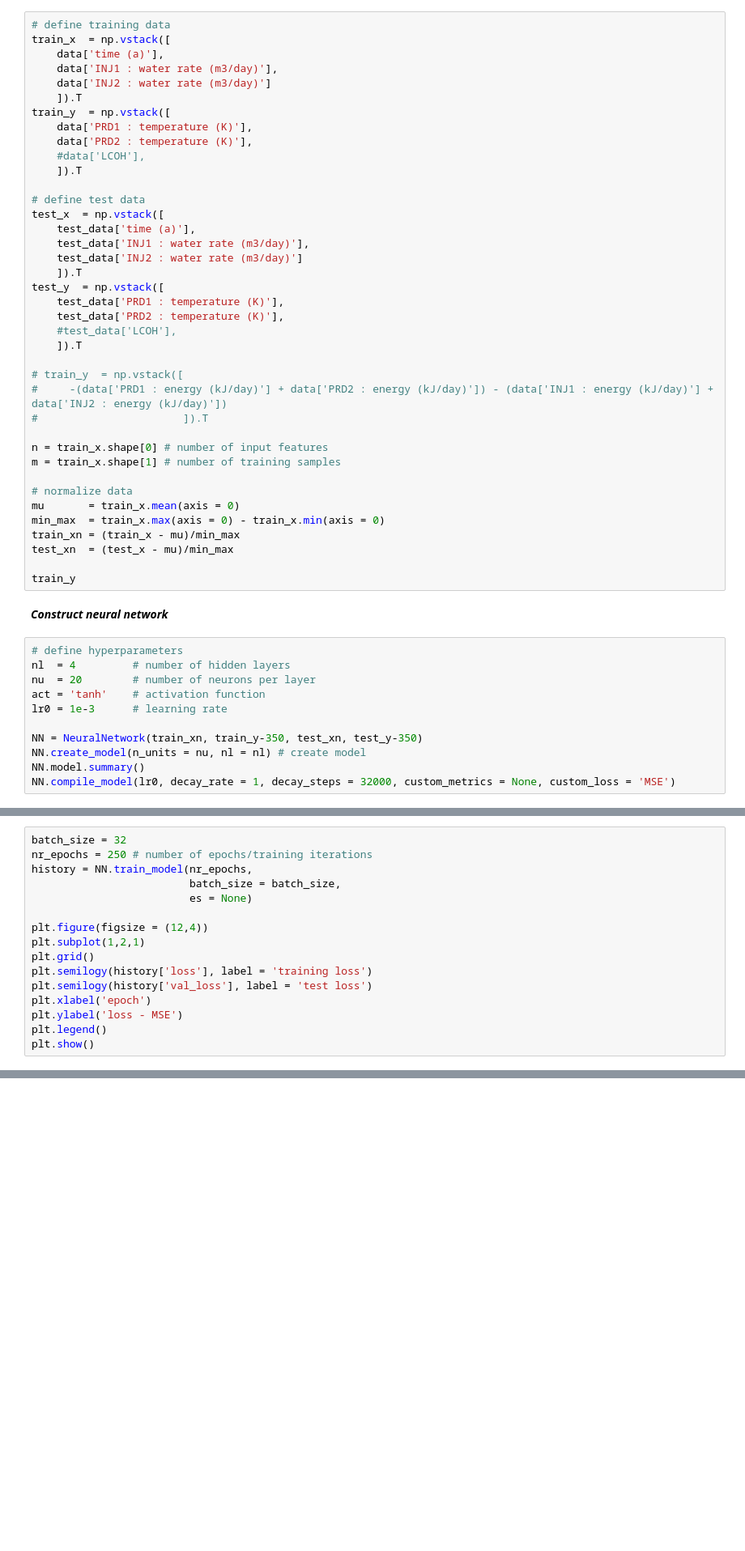
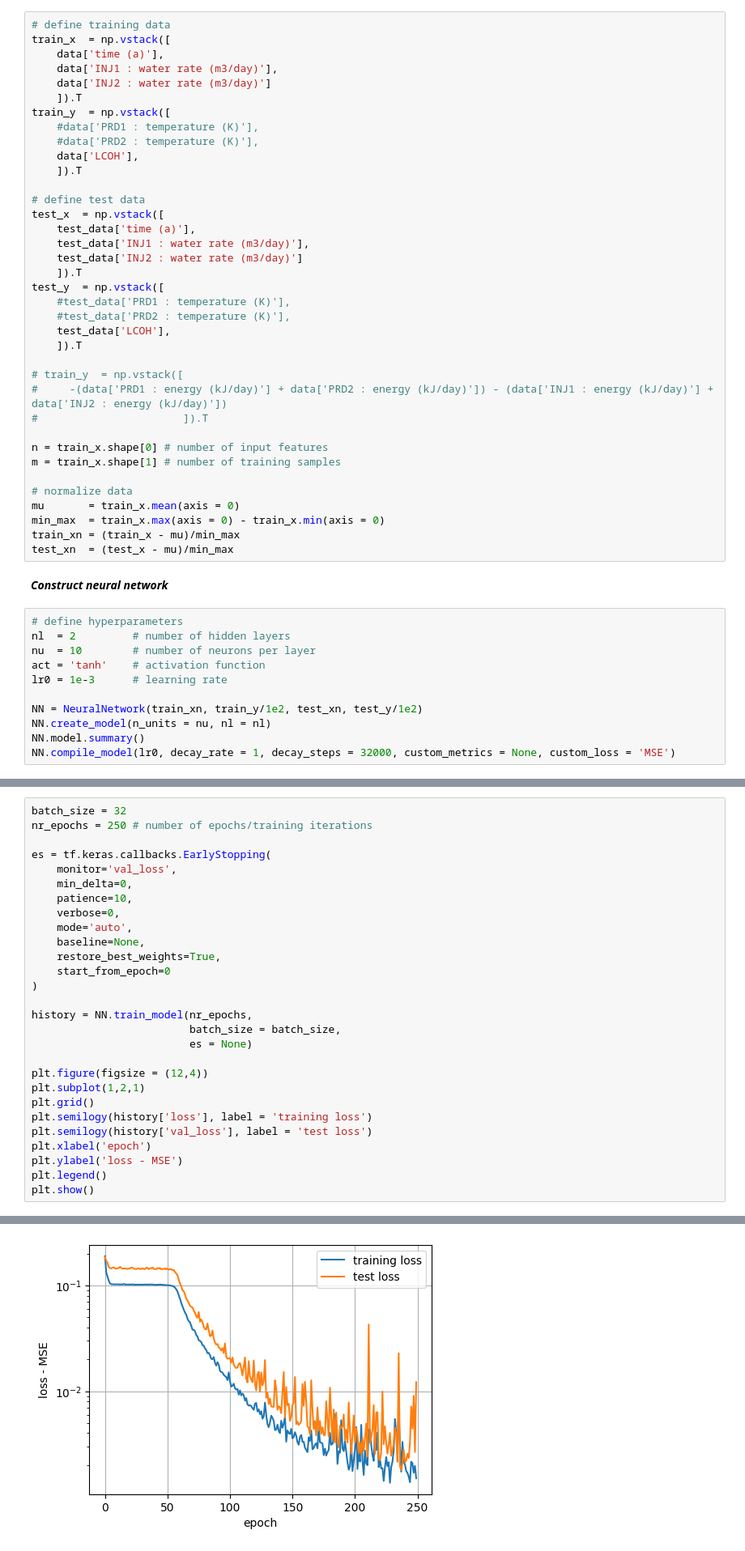
Before and after one commit to George-HM-2021/DGC_Neural_Network, a Jupyter notebook: session5.ipynb, the cells around one changed output, grey strips where cells are left out. Shown: that part at 81% size. Cells and saved outputs as stored; diff of their text form; blank space fills up the shorter version.

```diff
--- a/session5.ipynb
+++ b/session5.ipynb
@@ -458,9 +476,9 @@ train_x  = np.vstack([
     data['INJ2 : water rate (m3/day)']
     ]).T
 train_y  = np.vstack([
-    data['PRD1 : temperature (K)'],
-    data['PRD2 : temperature (K)'],
-    #data['LCOH'],
+    #data['PRD1 : temperature (K)'],
+    #data['PRD2 : temperature (K)'],
+    data['LCOH'],
     ]).T
 
 # define test data
@@ -470,9 +488,9 @@ test_x  = np.vstack([
     test_data['INJ2 : water rate (m3/day)']
     ]).T
 test_y  = np.vstack([
-    test_data['PRD1 : temperature (K)'],
-    test_data['PRD2 : temperature (K)'],
-    #test_data['LCOH'],
+    #test_data['PRD1 : temperature (K)'],
+    #test_data['PRD2 : temperature (K)'],
+    test_data['LCOH'],
     ]).T
 
 # train_y  = np.vstack([
@@ -487,18 +505,16 @@ mu       = train_x.mean(axis = 0)
 min_max  = train_x.max(axis = 0) - train_x.min(axis = 0)
 train_xn = (train_x - mu)/min_max
 test_xn  = (test_x - mu)/min_max
-
-train_y
 # %% [markdown]
 ***Construct neural network***
 # %%
 # define hyperparameters
-nl  = 4         # number of hidden layers
-nu  = 20        # number of neurons per layer
+nl  = 2         # number of hidden layers
+nu  = 10        # number of neurons per layer
 act = 'tanh'    # activation function
 lr0 = 1e-3      # learning rate
 
-NN = NeuralNetwork(train_xn, train_y-350, test_xn, test_y-350)
-NN.create_model(n_units = nu, nl = nl) # create model
+NN = NeuralNetwork(train_xn, train_y/1e2, test_xn, test_y/1e2)
+NN.create_model(n_units = nu, nl = nl)
 NN.model.summary()
 NN.compile_model(lr0, decay_rate = 1, decay_steps = 32000, custom_metrics = None, custom_loss = 'MSE')
@@ -509,6 +541,18 @@ During training the collection of weights and biases is updated to minimize the
 # %%
 batch_size = 32
 nr_epochs = 250 # number of epochs/training iterations
+
+es = tf.keras.callbacks.EarlyStopping(
+    monitor='val_loss',
+    min_delta=0,
+    patience=10,
+    verbose=0,
+    mode='auto',
+    baseline=None,
+    restore_best_weights=True,
+    start_from_epoch=0
+)
+
 history = NN.train_model(nr_epochs,
                          batch_size = batch_size,
                          es = None)
@@ -522,3 +566,4 @@ plt.xlabel('epoch')
 plt.ylabel('loss - MSE')
 plt.legend()
 plt.show()
+# %% [output]
@@ -525,3 +587,4 @@ plt.show()
+[figure, added]
 # %%
 plt.figure(figsize = (6,2), dpi = 100)
 plt.subplots_adjust(wspace = 0.4)
```
Also changed, not shown: parts of 17 cells of this notebook.
